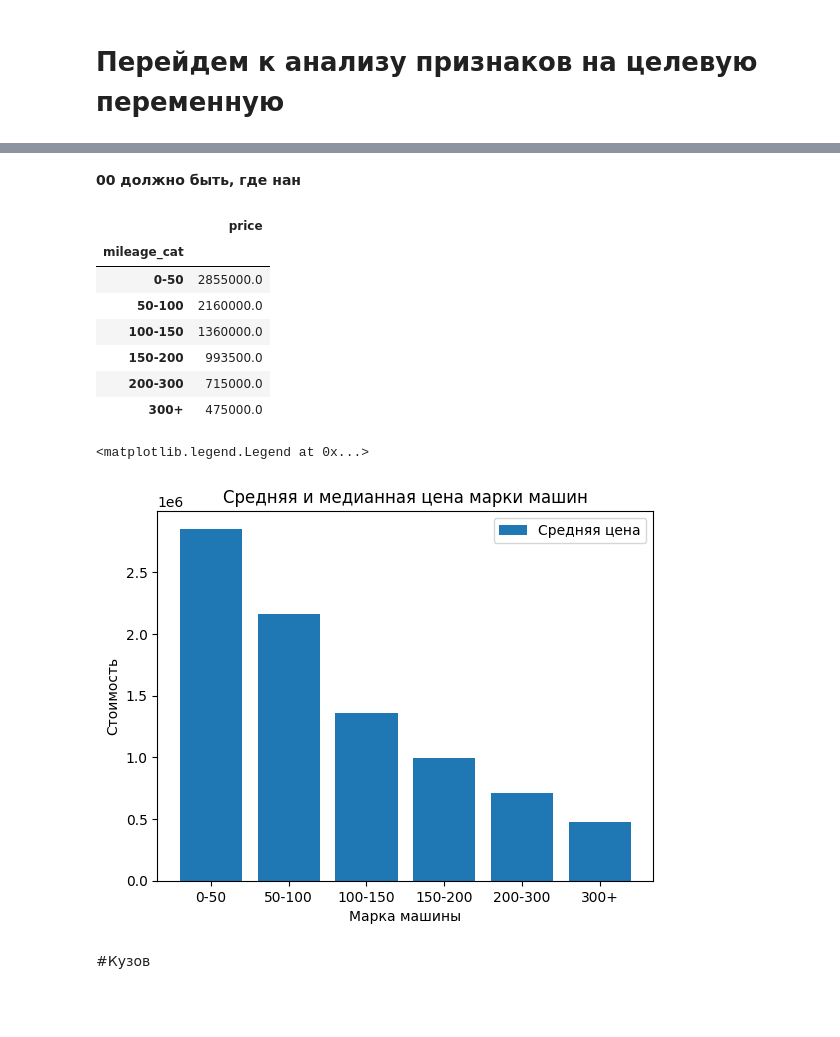
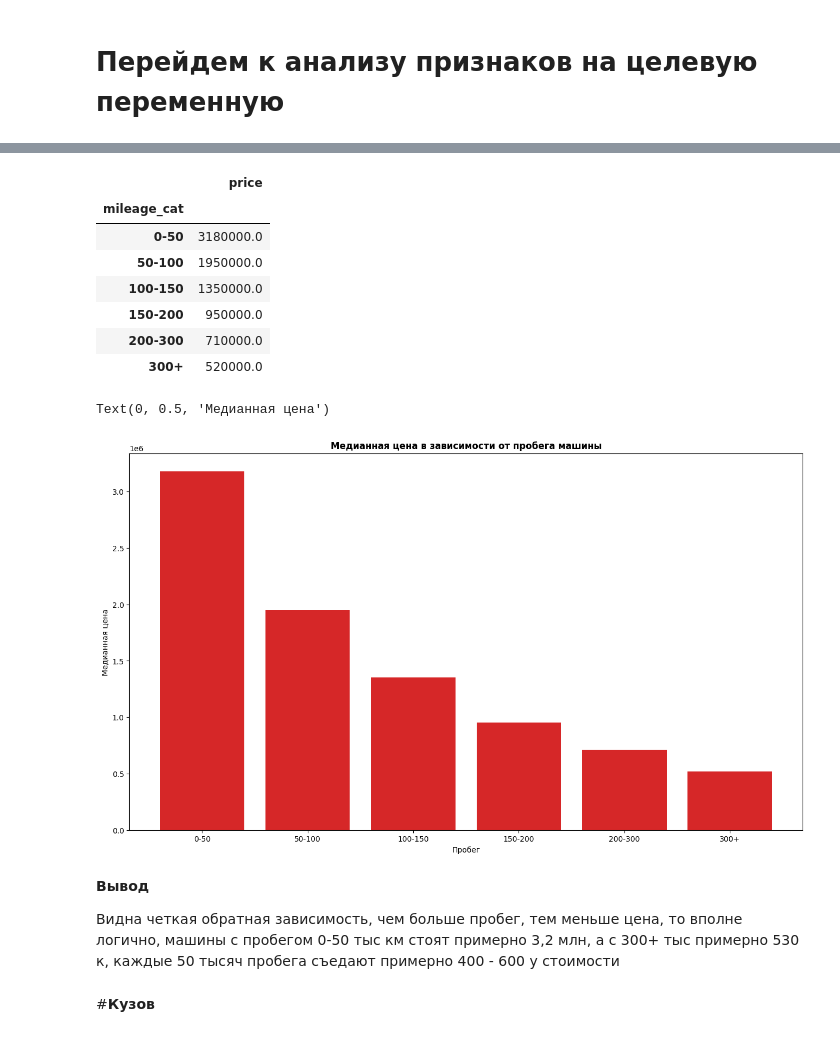
Before and after one commit to Shelb0rne/gp_2, a Jupyter notebook: EDA MULTI/ГП_2_Мультивариант.ipynb, the cells around one changed output, grey strips where cells are left out. Cells and saved outputs as stored; diff of their text form; code cells hidden in the pictures; blank space fills up the shorter version.

Commit message:
Полный анализ переменных с выводами

```diff
--- a/EDA MULTI/ГП_2_Мультивариант.ipynb
+++ b/EDA MULTI/ГП_2_Мультивариант.ipynb
@@ -35 +5,3 @@ df = pd.merge(df_api, df_skraping, on = ['url', 'make', 'model', 'year'], how =
+# %%
+df = pd.read_csv('df_main.csv')
 # %%
@@ -88,5 +14,0 @@ print('Количество Nan в rollover_rating', df['rollover_rating'].isna(
-# %%
-df.loc[df['overall_rating'] == 'Not Rated', 'overall_rating'] = np.nan
-df.loc[df['front_crash_rating'] == 'Not Rated', 'front_crash_rating'] = np.nan
-df.loc[df['side_crash_rating'] == 'Not Rated', 'side_crash_rating'] = np.nan
-df.loc[df['rollover_rating'] == 'Not Rated', 'rollover_rating'] = np.nan
@@ -103,5 +14,0 @@ print('Количество Nan в rollover_rating', df['rollover_rating'].isna(
-# %%
-df['overall_rating'] = pd.to_numeric(df['overall_rating'])
-df['front_crash_rating'] = pd.to_numeric(df['front_crash_rating'])
-df['side_crash_rating'] = pd.to_numeric(df['side_crash_rating'])
-df['rollover_rating'] = pd.to_numeric(df['rollover_rating'])
@@ -247,6 +179,6 @@ df['year'].value_counts().sort_values()
 dtype: int64
 # %%
-less_2005 = [1983, 1987, 1989, 1990, 1991, 1992, 1993, 1994, 1995, 1996, 1997, 1998, 1999, 2000, 2001, 2002, 2003, 2004, 2005]
+less_2005 = [1982,1983,1984,1985,1986, 1987,1988, 1989, 1990, 1991, 1992, 1993, 1994, 1995, 1996, 1997, 1998, 1999, 2000, 2001, 2002, 2003, 2004, 2005]
 
 
 from_2006_to_2010 = [2006, 2007, 2008,2009,2010]
@@ -423,5 +344,3 @@ array([8.80000e+04, 4.00000e+05, 2.38000e+05,         nan, 2.79123e+05,
-# %% [markdown]
-**00 должно быть, где нан**
 # %%
 df['mileage_cat'] = pd.cut(df['mileage'], bins=[0, 50000, 100000, 150000, 200000, 300000, 1000000],labels = ['0-50','50-100','100-150','150-200','200-300','300+'])
 # %%
@@ -430,26 +349,28 @@ mileage_pivot
 # %% [output]
 |  | price |
 | mileage_cat |  |
-| 0-50 | 2855000.0 |
-| 50-100 | 2160000.0 |
-| 100-150 | 1360000.0 |
-| 150-200 | 993500.0 |
-| 200-300 | 715000.0 |
-| 300+ | 475000.0 |
+| 0-50 | 3180000.0 |
+| 50-100 | 1950000.0 |
+| 100-150 | 1350000.0 |
+| 150-200 | 950000.0 |
+| 200-300 | 710000.0 |
+| 300+ | 520000.0 |
 # %%
 plt.figure(figsize=(16, 9))
-plt.bar(mileage_pivot.index, mileage_pivot['price'])
+plt.bar(mileage_pivot.index, mileage_pivot['price'], color = '#D62728')
 
-
-plt.title("Средняя и медианная цена марки машин")
-plt.xlabel('Марка машины')
-plt.ylabel('Стоимость')
-plt.legend(['Средняя цена'])
+plt.title("Медианная цена в зависимости от пробега машины", fontweight='bold')
+plt.xlabel('Пробег')
+plt.ylabel('Медианная цена')
 # %% [output]
-<matplotlib.legend.Legend at 0x...>
+Text(0, 0.5, 'Медианная цена')
-[figure, old version]
+[figure, new version]
+# %% [markdown]
+**Вывод**
+
+Видна четкая обратная зависимость, чем больше пробег, тем меньше цена, то вполне логично, машины с пробегом 0-50 тыс км стоят примерно 3,2 млн, а с 300+ тыс примерно 530 к, каждые 50 тысяч пробега съедают примерно 400 - 600 у стоимости
 # %% [markdown]
-#Кузов
+#**Кузов**
 # %%
 df['body'].value_counts()
 # %% [output]
```
Also changed, not shown: parts of 155 cells of this notebook.
